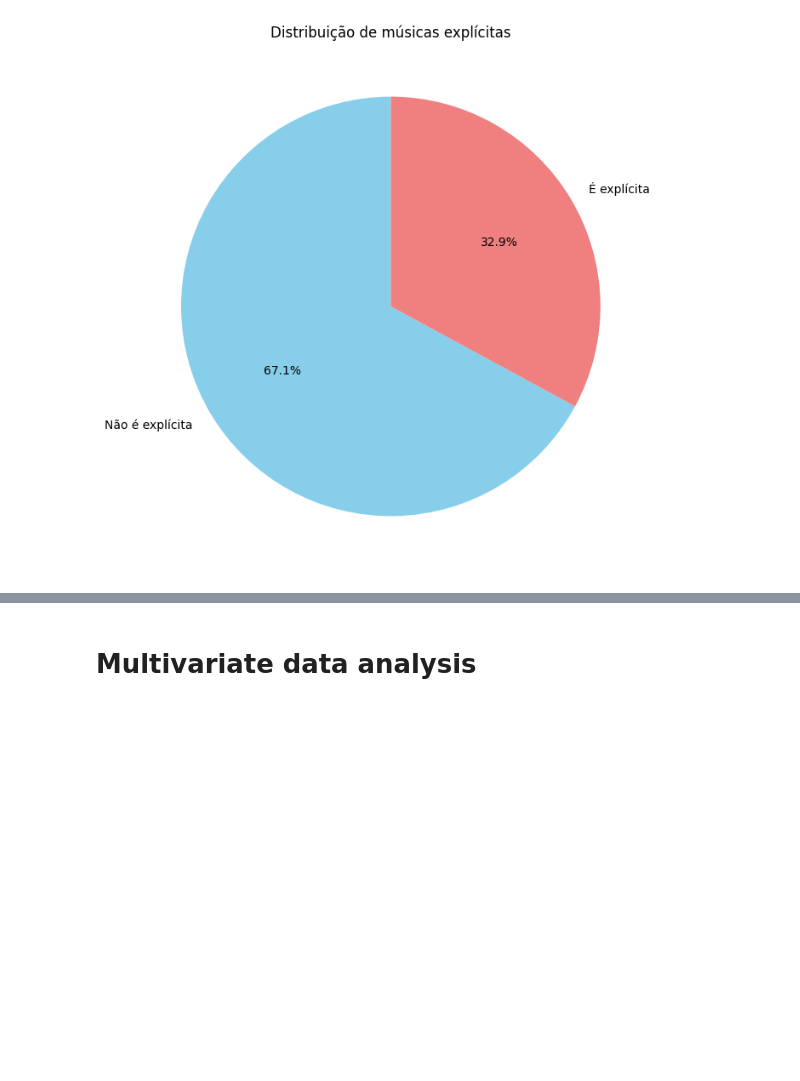
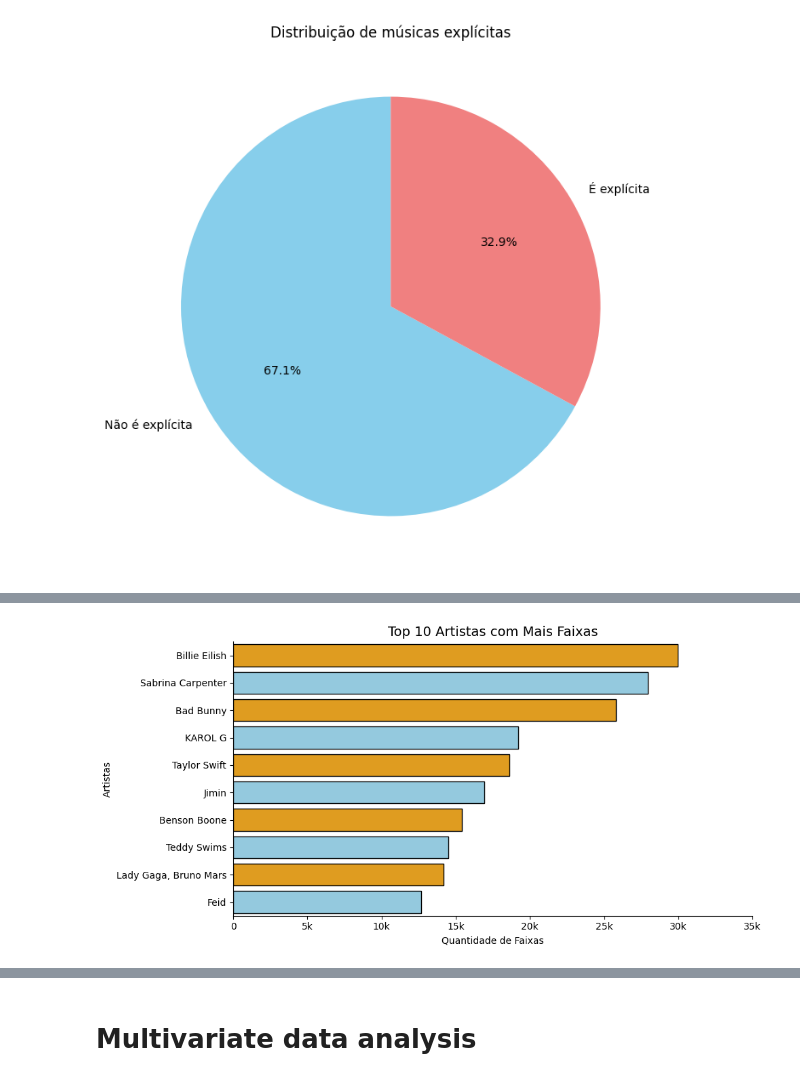
Before and after one commit to Henrick1/Projeto-Data-Science, a Jupyter notebook: ProjetoDataScience.ipynb, the cells around one changed output, grey strips where cells are left out. Saved outputs shown, nothing was run; the diff lists cells and outputs as text; code cells hidden in the pictures; blank space fills up the shorter version.

```diff
--- a/ProjetoDataScience.ipynb
+++ b/ProjetoDataScience.ipynb
@@ -64,3 +66,22 @@ df
+# %%
+def interpretar_distribuicao(skewness, kurtosis):
+    print("\nDistribuição:")
+
+    # Interpretando a Assimetria
+    if abs(skewness) < 0.1:
+        print(" A distribuição é aproximadamente simétrica.")
+    elif skewness > 0:
+        print(" A distribuição possui assimetria positiva: a média é maior que a mediana e a moda. A cauda da direita é mais longa.")
+    else:
+        print(" A distribuição possui assimetria negativa: a média é menor que a mediana e a moda. A cauda da esquerda é mais longa.")
+
+    # Interpretando a Curtose
+    if abs(kurtosis) < 0.5:
+        print(" A curtose é próxima de zero: distribuição mesocúrtica, semelhante à normal.")
+    elif kurtosis > 0:
+        print(" A distribuição é leptocúrtica: tem caudas mais pesadas e pico mais acentuado do que uma normal.")
+    else:
+        print(" A distribuição é platicúrtica: tem caudas mais leves e topo mais achatado que a normal.")
 # %% [markdown]
 # **Statistical Description**
 # %% [markdown]
@@ -209,0 +249,56 @@ bmth_songs
+# %%
+# 1. Top 10 artistas mais frequentes
+top_artists = df['artists'].value_counts().head(10).reset_index()
+top_artists.columns = ['artist', 'count']
+
+# 2. Estatísticas descritivas
+mean = top_artists['count'].mean()
+std = top_artists['count'].std()
+skewness = top_artists['count'].skew()
+kurtosis = top_artists['count'].kurt()
+
+print("\n Distribuição de faixas por artista (Top 10):")
+print("Artista                    | Faixas")
+print("-------------------------------------")
+for i, row in top_artists.iterrows():
+    print(f"{row['artist']:<25} | {row['count']}")
+
+print("\n Estatísticas:")
+interpretar_distribuicao(skewness, kurtosis)
+print(f"Média: {mean:.2f}")
+print(f"Desvio Padrão: {std:.2f}")
+print(f"Assimetria (Skewness): {skewness:.2f}")
+print(f"Curtose: {kurtosis:.2f}")
+
+# Cores customizadas
+colors = ['orange', 'skyblue']
+
+# 3. Gráfico de barras horizontal
+plt.figure(figsize=(10, 5))
+ax = sns.barplot(data=top_artists, y='artist', x='count', palette=colors, edgecolor='black')
+
+# 4. Notação k no eixo X
+xticks = ax.get_xticks()
+xtick_labels = [f'{int(x/1000)}k' if x >= 1000 else str(int(x)) for x in xticks]
+plt.xticks(ticks=xticks, labels=xtick_labels)
+
+# 5. Ajustes finais
+sns.despine()
+plt.title("Top 10 Artistas com Mais Faixas", fontsize=14)
+plt.xlabel("Quantidade de Faixas")
+plt.ylabel("Artistas")
+plt.tight_layout()
+plt.show()
+
+# Contagem de classes (número de faixas por artista ou combinação de artistas)
+artist_counts = df['artists'].value_counts().sort_index()
+
+# Exibindo os primeiros resultados
+num_classes = df['artists'].nunique()
+print(f"Número de classes (artistas únicos): {num_classes}")
+
+print("\nArtista(s) | Quantidade de Ocorrências")
+print("---------------------------------------")
+for artist, count in artist_counts.head().items():  # ou .items() para todos
+    print(f"{artist:<30} | {count}")
+# %% [output]
@@ -209,0 +327 @@ bmth_songs
+[figure, added]
```
Also changed, not shown: parts of 43 cells of this notebook, 1 other file.
